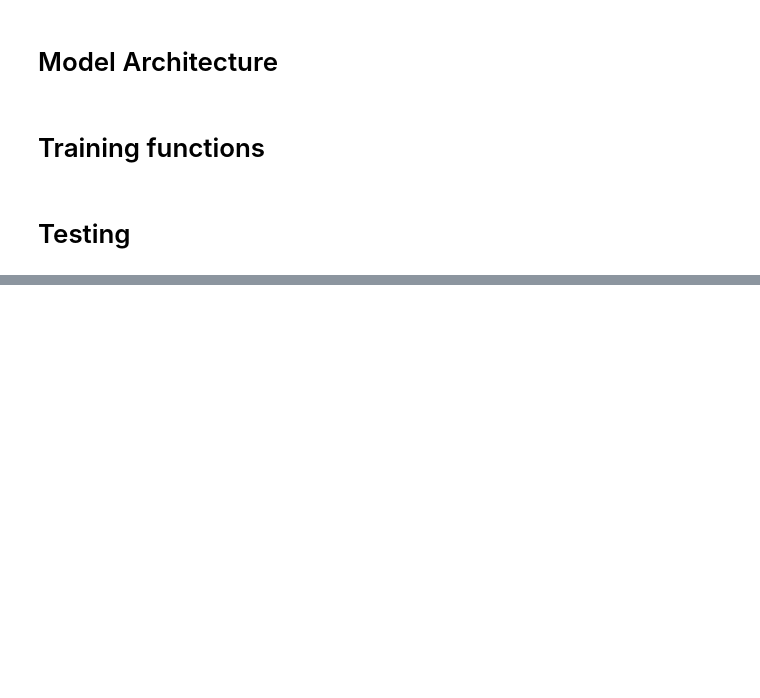
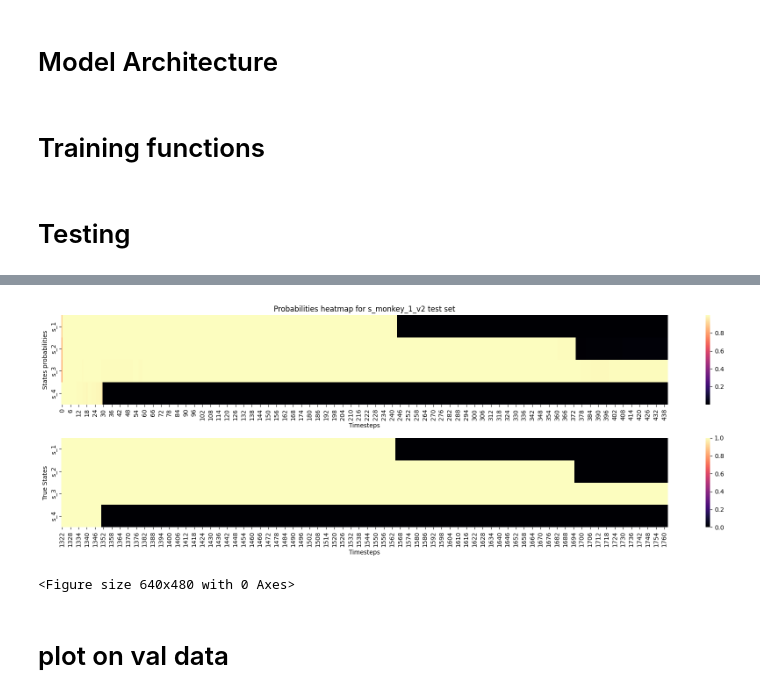
Before and after one commit to KsiezakK/project_2-, a Jupyter notebook: GRUCell.ipynb, the cells around one changed output, grey strips where cells are left out. Drawn from its saved outputs; the diff is of its cells as text; code cells hidden in the pictures; blank space fills up the shorter version.

```diff
--- a/GRUCell.ipynb
+++ b/GRUCell.ipynb
@@ -430,8 +410,7 @@ torch.save(model.state_dict(), full_model)
 # Load the saved weights into the model
 #torch.save(model.state_dict(), 'model_weights.pth')
 #zmodel = GRUCellNet(input_dim, hidden_dim, output_dim, num_layers)
-model.load_state_dict(torch.load('w_human_data_model.pth'))
+model.load_state_dict(torch.load(full_model))
 model.eval()  # Set the model in evaluation mode
-#gowno
 # %% [output]
 GRUCellNet(
@@ -472,8 +428,7 @@ Predictions
 # %%
-#model.load_state_dict(torch.load('baseline_model.pth'))  # Load saved weights
 model.eval()  # Set the model to evaluation mode
 # Initialize an empty list to store predictions
-all_predictions = []
+all_preds = []
 all_probs = []
 
 # Iterate through the test data batches
@@ -486,8 +441,18 @@ for inputs, _ in test_dataloader:
         preds = torch.round(probabilities)
 
     # Append predictions to the list
-    all_predictions.append(preds)
+    all_preds.append(preds)
     all_probs.append(probabilities)
 
 # Concatenate the predicted batches
-all_predictions = torch.cat(all_predictions, dim=0)
+all_preds = torch.cat(all_preds, dim=0)
+all_probs = torch.cat(all_probs, dim=0)
+
+all_preds_array = all_preds.numpy()
+all_probs_array = all_probs.numpy()
+
+
+columns = ['s_1','s_2','s_3','s_4']
+all_probs_df = pd.DataFrame(all_probs_array)
+all_probs_df.columns = columns
+print(all_probs_df)
@@ -641,0 +496,42 @@ array([ 0,  1,  2,  3,  4,  5,  6,  7,  8,  9, 10, 11, 12, 13, 14, 15, 16,
+# %%
+plt.figure(figsize=(18, 6))
+# Add labels and a title
+
+
+# Show the plot
+plt.subplot(2, 1, 1)  # 2 rows, 1 column, plot 1
+plt.title("Probabilities heatmap for "+model_name+' test set')  # Replace with your title
+sns.heatmap(all_probs_df.transpose(),linewidth=.001, cmap="magma")
+plt.xlabel("Timesteps")  # Replace with your x-axis label
+plt.ylabel("States probabilities")  # Replace with your y-axis label
+
+plt.subplot(2, 1, 2)
+sns.heatmap(y_test.transpose(),linewidth=.001, cmap="magma")
+plt.xlabel("Timesteps")  # Replace with your x-axis label
+plt.ylabel("True States")  # Replace with your y-axis label
+
+
+# Define the folder where you want to save the plot
+save_folder = 'C:/Users/kacpe/Desktop/study/research lab/lab_rotation_git/plots'
+
+# Create the folder if it doesn't exist
+#os.makedirs(save_folder, exist_ok=True)
+
+# Specify the full file path including the folder to save the plot
+save_path = os.path.join(save_folder,model_name+'_test.png')
+
+# Save the plot to the specified folder and file
+plt.savefig(save_path, dpi=100, bbox_inches='tight')
+
+# Adjust spacing between subplots
+plt.tight_layout()
+
+# Show the plots
+plt.show()
+
+plt.savefig(model_name+'_test.png')
+# %% [output]
+[figure, added]
+<Figure size 640x480 with 0 Axes>
+# %% [markdown]
+# plot on val data
```
Also changed, not shown: parts of 34 cells of this notebook, 6 other files.
